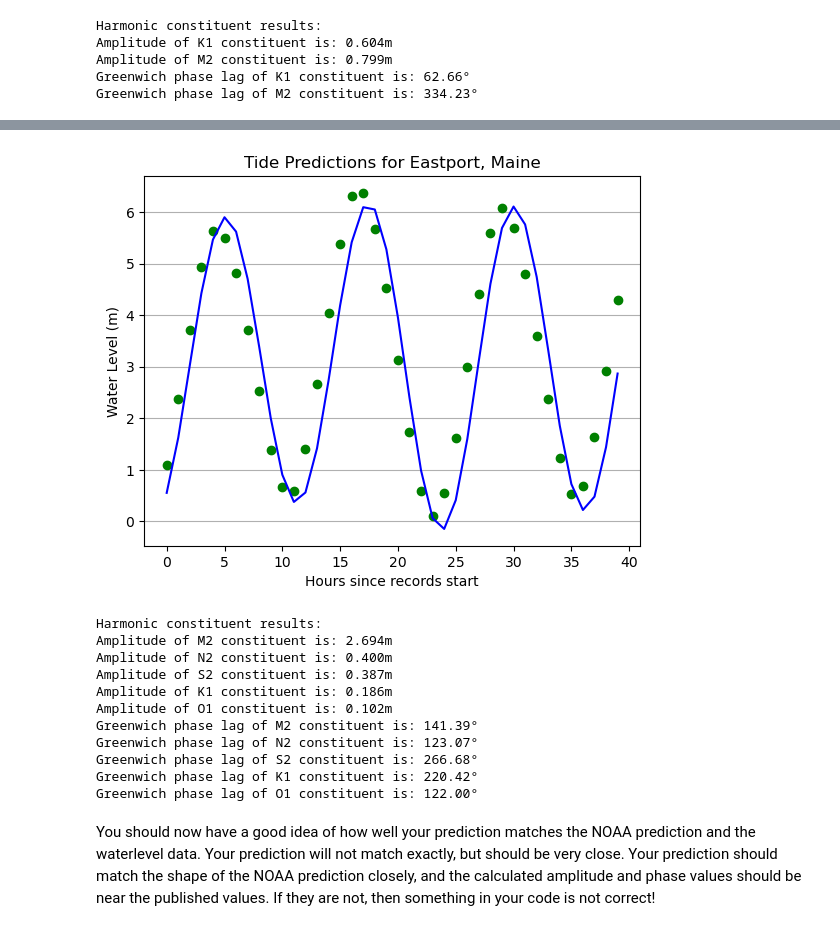
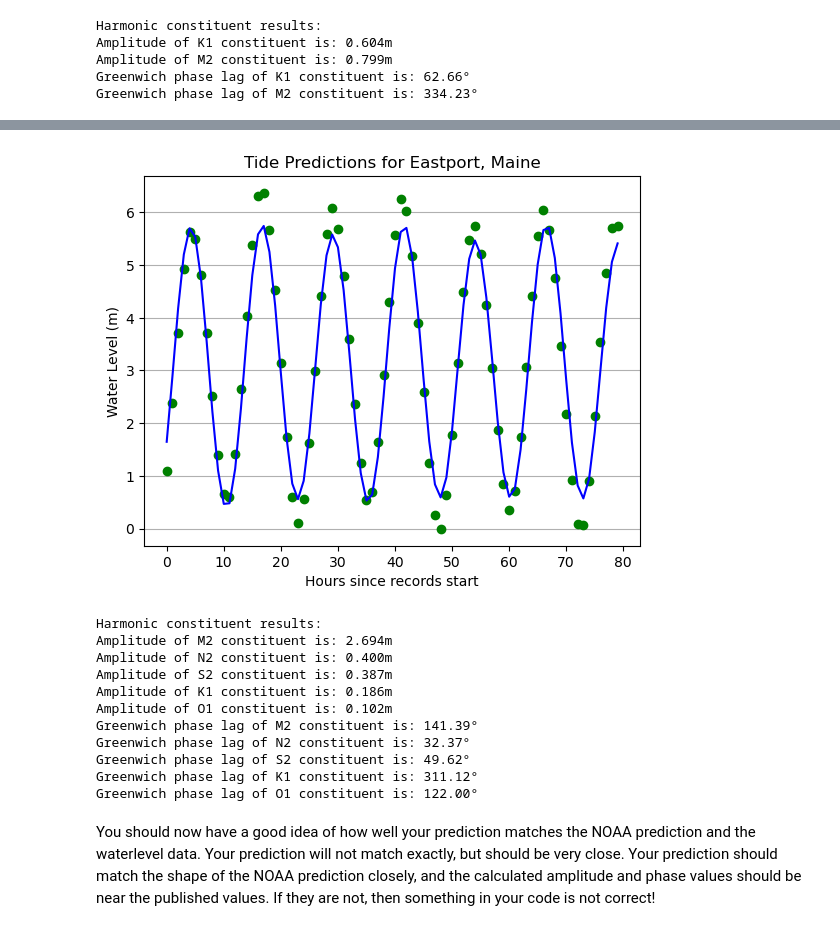
Before and after one commit to PEKennedy/GGE6302_exercise, a Jupyter notebook: PRA_001_Tide_Kennedy.ipynb, the cells around one changed output, grey strips where cells are left out. Saved outputs shown, nothing was run; the diff lists cells and outputs as text; code cells hidden in the pictures.

```diff
--- a/PRA_001_Tide_Kennedy.ipynb
+++ b/PRA_001_Tide_Kennedy.ipynb
@@ -646,9 +646,12 @@ print(adj_eastport)
 doodson_eastport = np.array([
 #n   1 2 3 4 5 6
     [2,0,0,0,0,0], #M2
-    [1,1,0,0,0,0], #N2
-    [1,1,0,0,0,0], #S2
-    [2,-1,0,1,0,0], #K1
+    #[1,1,0,0,0,0], #N2
+    [2,-1,0,1,0,0], #N2
+    #[1,1,0,0,0,0], #S2
+    [2,2,-2,0,0,0], #S2
+    #[2,-1,0,1,0,0], #K1
+    [1,1,0,0,0,0], #K1
     [1,-1,0,0,0,0] #O1
 ])
 v_eastport = (doodson_eastport.dot(astro_eastport) + adj_eastport) % (2*np.pi)
@@ -776,29 +779,29 @@ In the code code cell below create a plot showing the **waterlevel data** points
 # %%
 #Start your code below
 start_offset:int = 0
-size:int = 40
+size:int = 80
 
 plt.plot(Eastport_wl_arr[start_offset:start_offset+size], 'go')
 plt.plot(data[start_offset:start_offset+size], 'b')
 plt.title('Tide Predictions for Eastport, Maine')
 plt.xlabel('Hours since records start')
 plt.ylabel('Water Level (m)')
 plt.grid(visible=True, which='both', axis='y')
 plt.show()
 
 constituent_names = ["M2", "N2", "S2", "K1", "O1"]
 print('\033[1m' + "Harmonic constituent results:" + '\033[0m')
 i = 0
 for amp in Amplitudes_scaled:
     print('Amplitude of {} constituent is: {:.3f}m'.format(constituent_names[i], amp))
     i += 1
 
 i = 0
 for phase_lag in np.rad2deg(phase_lag_eastport):
     print('Greenwich phase lag of {} constituent is: {:.2f}°'.format(constituent_names[i],phase_lag))
     i += 1
 # %% [output]
-[figure, old version]
+[figure, new version]
 Harmonic constituent results:
 Amplitude of M2 constituent is: 2.694m
 Amplitude of N2 constituent is: 0.400m
@@ -806,9 +809,9 @@ Amplitude of S2 constituent is: 0.387m
 Amplitude of K1 constituent is: 0.186m
 Amplitude of O1 constituent is: 0.102m
 Greenwich phase lag of M2 constituent is: 141.39°
-Greenwich phase lag of N2 constituent is: 123.07°
-Greenwich phase lag of S2 constituent is: 266.68°
-Greenwich phase lag of K1 constituent is: 220.42°
+Greenwich phase lag of N2 constituent is: 32.37°
+Greenwich phase lag of S2 constituent is: 49.62°
+Greenwich phase lag of K1 constituent is: 311.12°
 Greenwich phase lag of O1 constituent is: 122.00°
 # %% [markdown]
 You should now have a good idea of how well your prediction matches the NOAA prediction and the waterlevel data. Your prediction will not match exactly, but should be very close. Your prediction should match the shape of the NOAA prediction closely, and the calculated amplitude and phase values should be near the published values. If they are not, then something in your code is not correct!
```
Also changed, not shown: parts of 6 cells of this notebook.
